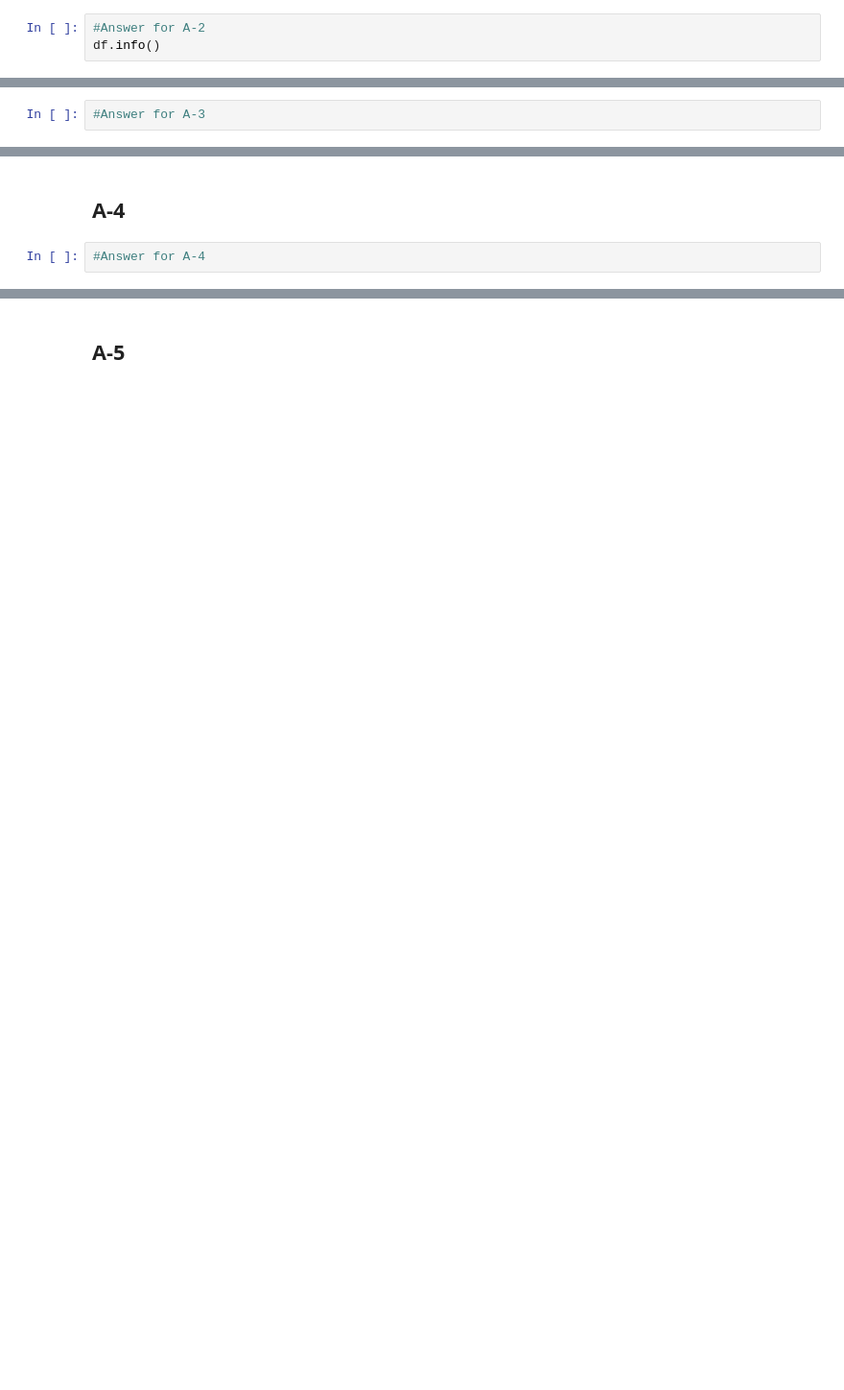
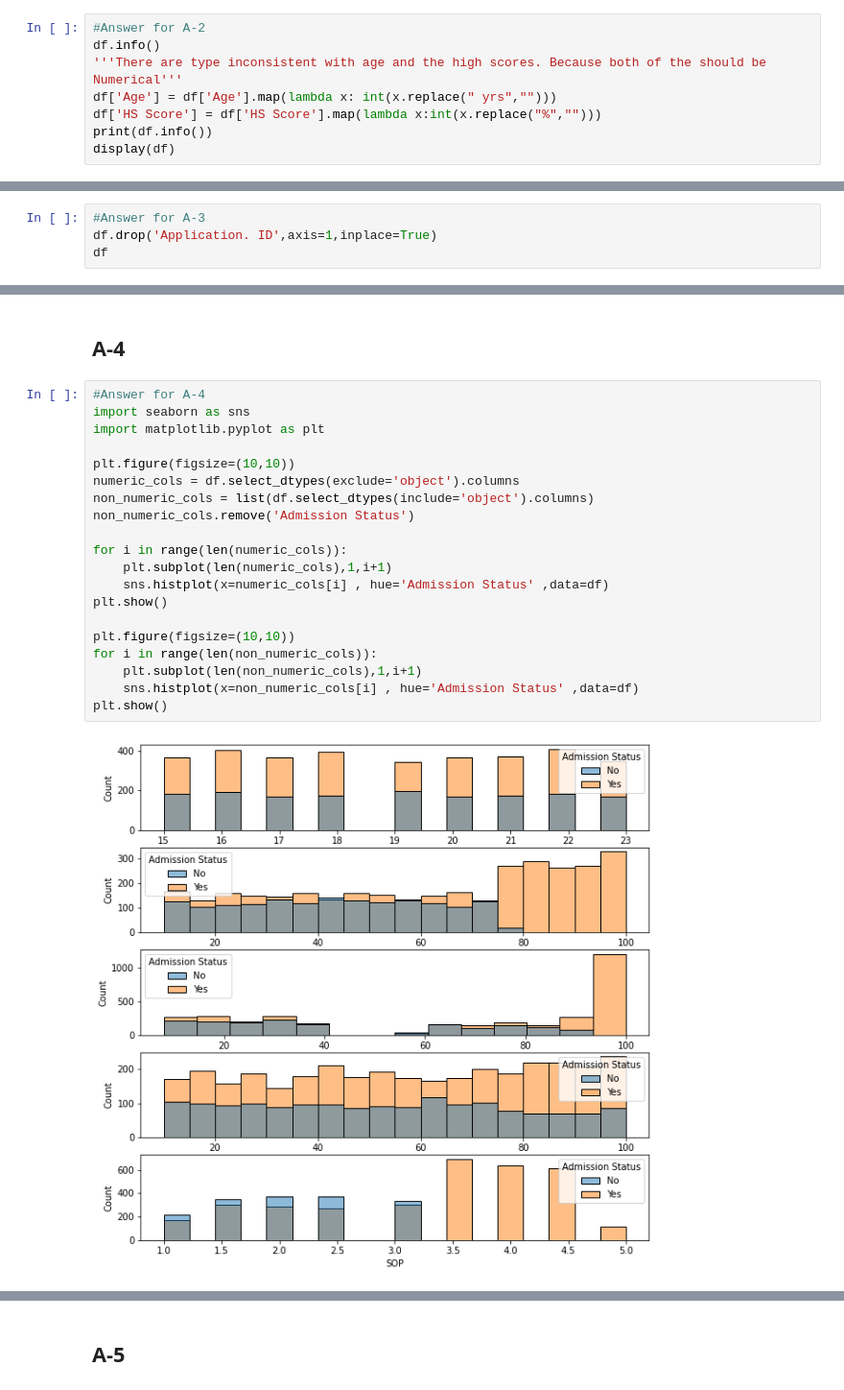
Before and after one commit to ShenalPerera/Fiverr, a Jupyter notebook: Python/Clients/mohsena/Order 6 - topic 6/HW5/HW5 Template.ipynb, the cells around one changed output, grey strips where cells are left out. Shown at 96% size. Cells and saved outputs as stored; diff of their text form; blank space fills up the shorter version.

```diff
--- a/Python/Clients/mohsena/Order 6 - topic 6/HW5/HW5 Template.ipynb
+++ b/Python/Clients/mohsena/Order 6 - topic 6/HW5/HW5 Template.ipynb
@@ -58,6 +76,11 @@ Number of Columns: 12
 # %%
 #Answer for A-2
 df.info()
+'''There are type inconsistent with age and the high scores. Because both of the should be Numerical'''
+df['Age'] = df['Age'].map(lambda x: int(x.replace(" yrs","")))
+df['HS Score'] = df['HS Score'].map(lambda x:int(x.replace("%","")))
+print(df.info())
+display(df)
 # %% [output]
 <class 'pandas.core.frame.DataFrame'>
 RangeIndex: 5000 entries, 0 to 4999
@@ -82,3 +116,5 @@ memory usage: 468.9+ KB
 ## A-3
 # %%
 #Answer for A-3
+df.drop('Application. ID',axis=1,inplace=True)
+df
@@ -86,3 +136,23 @@ memory usage: 468.9+ KB
 ## A-4
 # %%
 #Answer for A-4
+import seaborn as sns
+import matplotlib.pyplot as plt
+
+plt.figure(figsize=(10,10))
+numeric_cols = df.select_dtypes(exclude='object').columns
+non_numeric_cols = list(df.select_dtypes(include='object').columns)
+non_numeric_cols.remove('Admission Status')
+
+for i in range(len(numeric_cols)):
+    plt.subplot(len(numeric_cols),1,i+1)
+    sns.histplot(x=numeric_cols[i] , hue='Admission Status' ,data=df)
+plt.show()
+
+plt.figure(figsize=(10,10))
+for i in range(len(non_numeric_cols)):
+    plt.subplot(len(non_numeric_cols),1,i+1)
+    sns.histplot(x=non_numeric_cols[i] , hue='Admission Status' ,data=df)
+plt.show()
+# %% [output]
+[figure, added]
```
Also changed, not shown: parts of 12 cells of this notebook, 19 other files.
